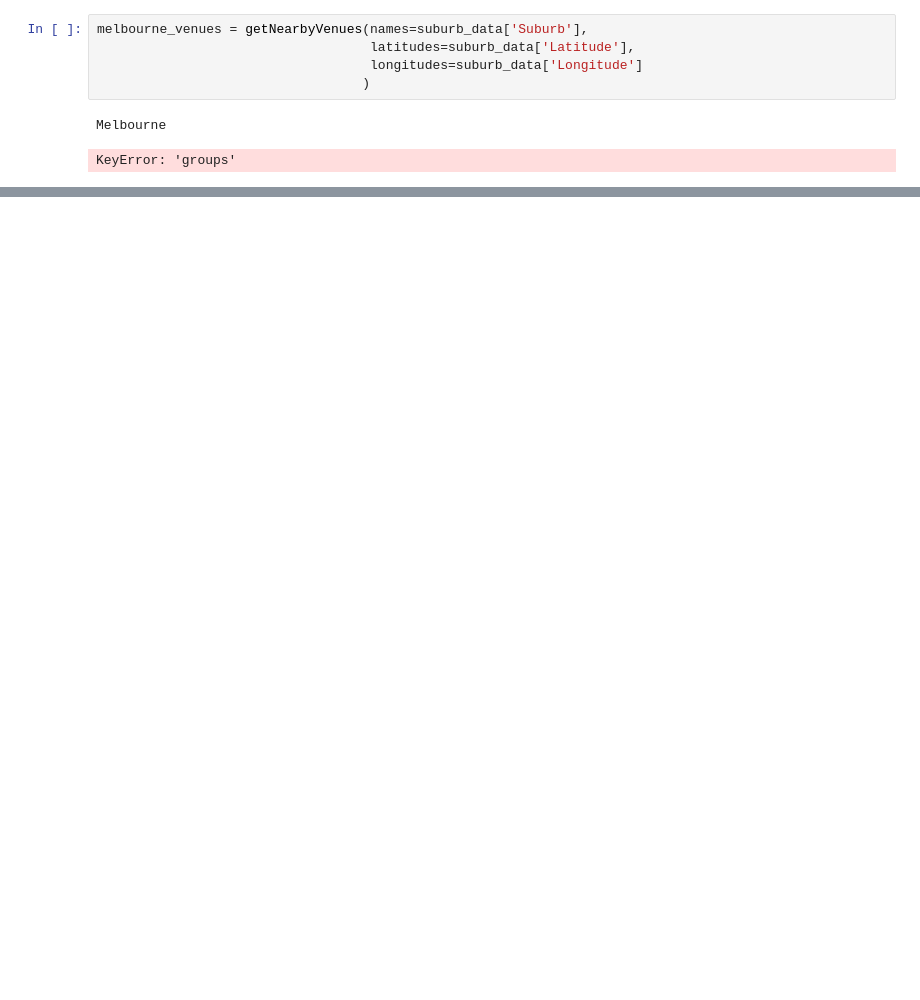
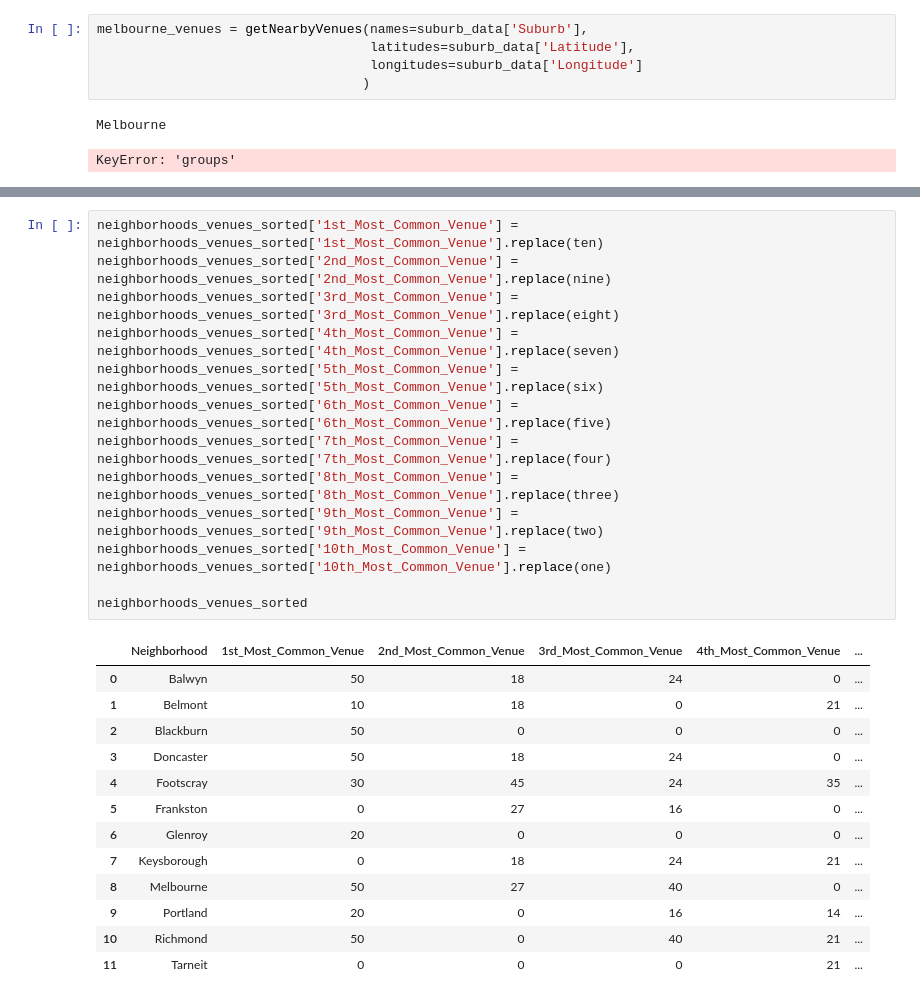
Before and after one commit to nikki-wong/coursera-capstone-project, a Jupyter notebook: Final Capstone Project 2.ipynb, the cells around one changed output, grey strips where cells are left out. Cells and saved outputs as stored; diff of their text form; blank space fills up the shorter version.

```diff
--- a/Final Capstone Project 2.ipynb
+++ b/Final Capstone Project 2.ipynb
@@ -300,0 +941,27 @@ KeyError: 'groups'
+# %%
+neighborhoods_venues_sorted['1st_Most_Common_Venue'] = neighborhoods_venues_sorted['1st_Most_Common_Venue'].replace(ten)
+neighborhoods_venues_sorted['2nd_Most_Common_Venue'] = neighborhoods_venues_sorted['2nd_Most_Common_Venue'].replace(nine)
+neighborhoods_venues_sorted['3rd_Most_Common_Venue'] = neighborhoods_venues_sorted['3rd_Most_Common_Venue'].replace(eight)
+neighborhoods_venues_sorted['4th_Most_Common_Venue'] = neighborhoods_venues_sorted['4th_Most_Common_Venue'].replace(seven)
+neighborhoods_venues_sorted['5th_Most_Common_Venue'] = neighborhoods_venues_sorted['5th_Most_Common_Venue'].replace(six)
+neighborhoods_venues_sorted['6th_Most_Common_Venue'] = neighborhoods_venues_sorted['6th_Most_Common_Venue'].replace(five)
+neighborhoods_venues_sorted['7th_Most_Common_Venue'] = neighborhoods_venues_sorted['7th_Most_Common_Venue'].replace(four)
+neighborhoods_venues_sorted['8th_Most_Common_Venue'] = neighborhoods_venues_sorted['8th_Most_Common_Venue'].replace(three)
+neighborhoods_venues_sorted['9th_Most_Common_Venue'] = neighborhoods_venues_sorted['9th_Most_Common_Venue'].replace(two)
+neighborhoods_venues_sorted['10th_Most_Common_Venue'] = neighborhoods_venues_sorted['10th_Most_Common_Venue'].replace(one)
+
+neighborhoods_venues_sorted
+# %% [output]
+|  | Neighborhood | 1st_Most_Common_Venue | 2nd_Most_Common_Venue | 3rd_Most_Common_Venue | 4th_Most_Common_Venue | ... |
+| 0 | Balwyn | 50 | 18 | 24 | 0 | ... |
+| 1 | Belmont | 10 | 18 | 0 | 21 | ... |
+| 2 | Blackburn | 50 | 0 | 0 | 0 | ... |
+| 3 | Doncaster | 50 | 18 | 24 | 0 | ... |
+| 4 | Footscray | 30 | 45 | 24 | 35 | ... |
+| 5 | Frankston | 0 | 27 | 16 | 0 | ... |
+| 6 | Glenroy | 20 | 0 | 0 | 0 | ... |
+| 7 | Keysborough | 0 | 18 | 24 | 21 | ... |
+| 8 | Melbourne | 50 | 27 | 40 | 0 | ... |
+| 9 | Portland | 20 | 0 | 16 | 14 | ... |
+| 10 | Richmond | 50 | 0 | 40 | 21 | ... |
+| 11 | Tarneit | 0 | 0 | 0 | 21 | ... |
```
Also changed, not shown: parts of 10 cells of this notebook.
